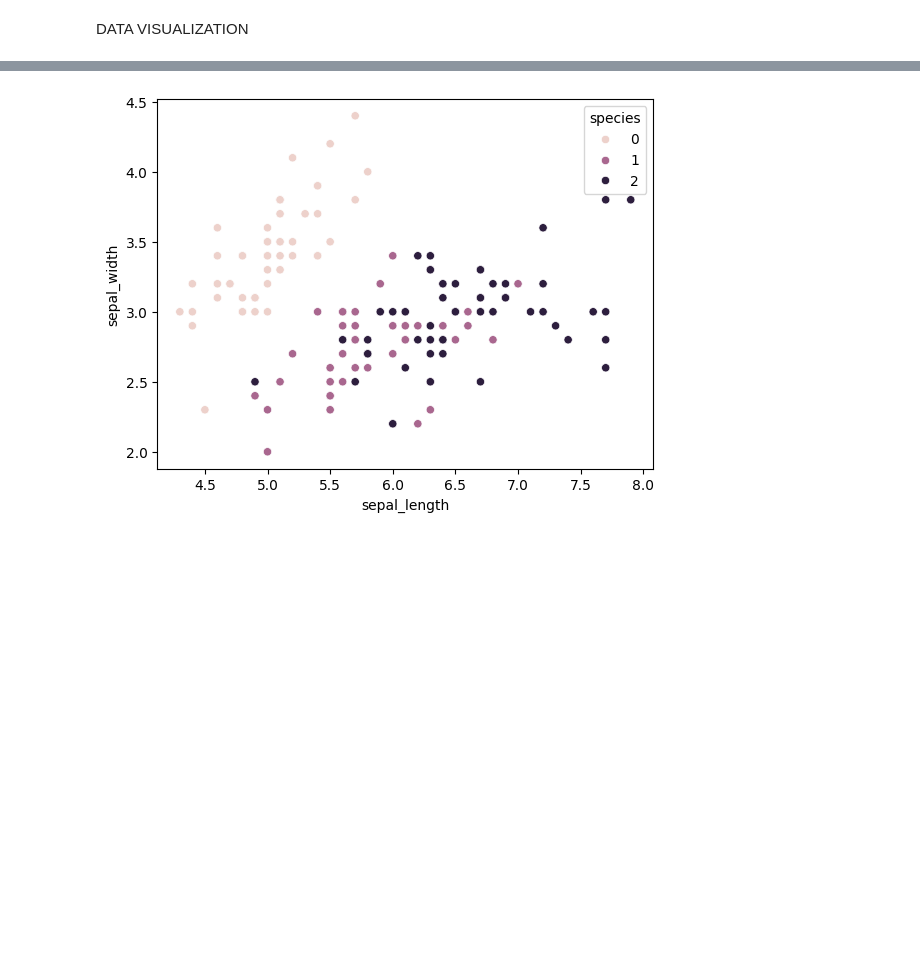
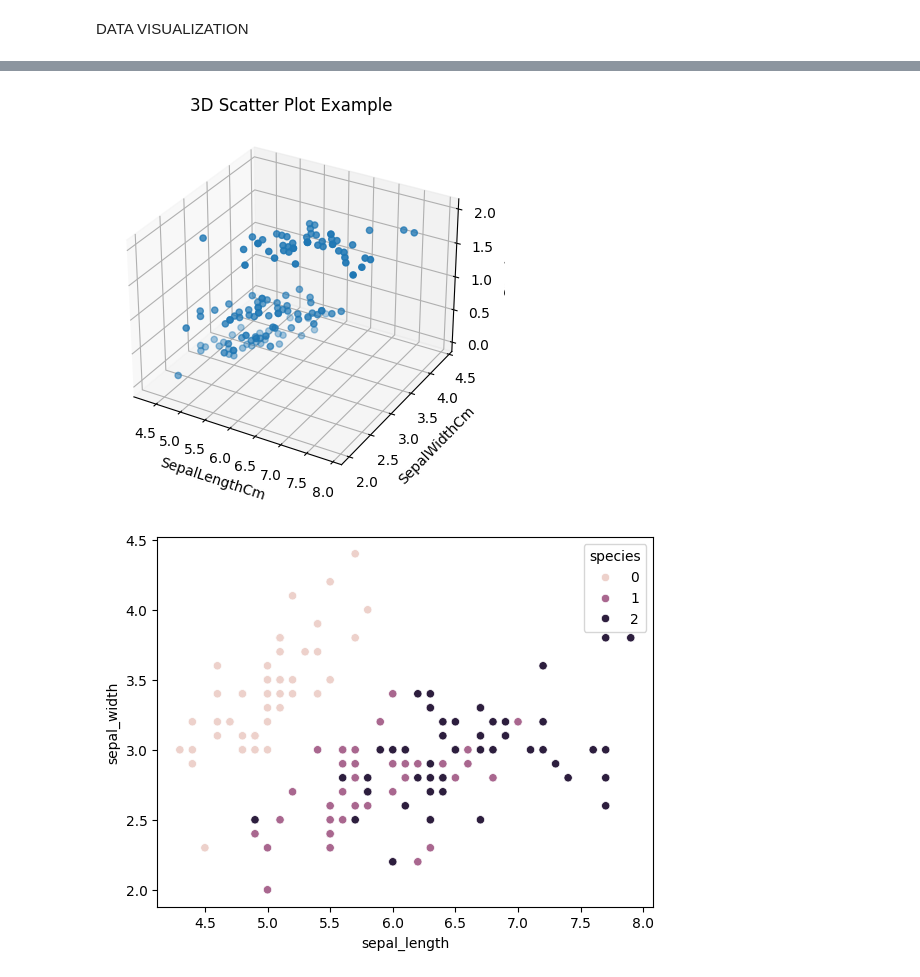
Before and after one commit to MageshTK/Intern-IQ, a Jupyter notebook: IRIS_FLOWER_CLASSIFICATION.ipynb, the cells around one changed output, grey strips where cells are left out. Saved outputs shown, nothing was run; the diff lists cells and outputs as text; code cells hidden in the pictures; blank space fills up the shorter version.

```diff
--- a/IRIS_FLOWER_CLASSIFICATION.ipynb
+++ b/IRIS_FLOWER_CLASSIFICATION.ipynb
@@ -87,3 +82,15 @@ plt.show()
+# %%
+from mpl_toolkits.mplot3d import Axes3D
+fig = plt.figure()
+ax = fig.add_subplot(111, projection='3d')
+ax.scatter(df.sepal_length, df.sepal_width, df.species)
+ax.set_xlabel('SepalLengthCm')
+ax.set_ylabel('SepalWidthCm')
+ax.set_zlabel('Species')
+plt.title('3D Scatter Plot Example')
+plt.show()
+# %% [output]
+[figure, added]
 # %%
 sns.scatterplot(data=df, x="sepal_length", y="sepal_width",hue="species");
 # %% [output]
```
Also changed, not shown: parts of 6 cells of this notebook.
